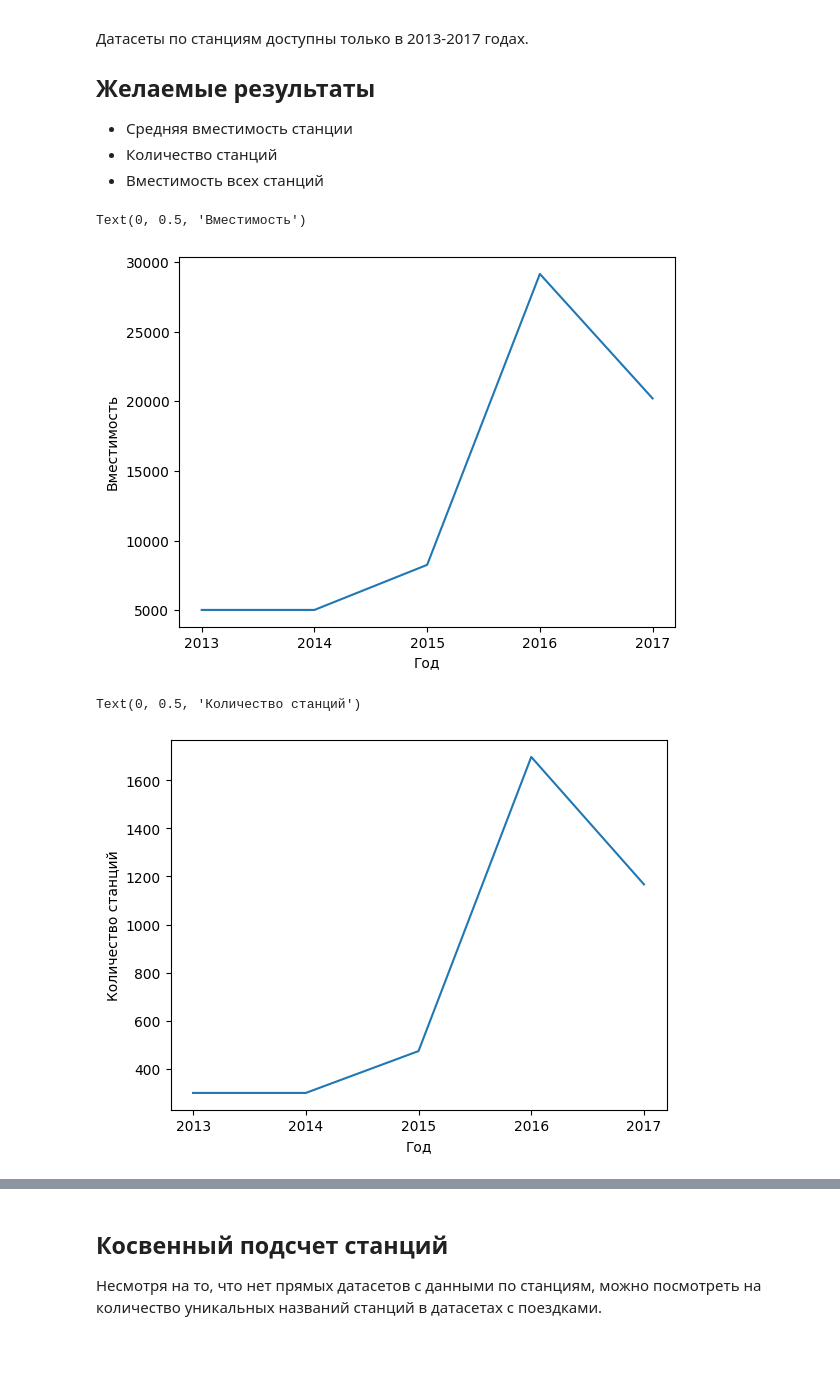
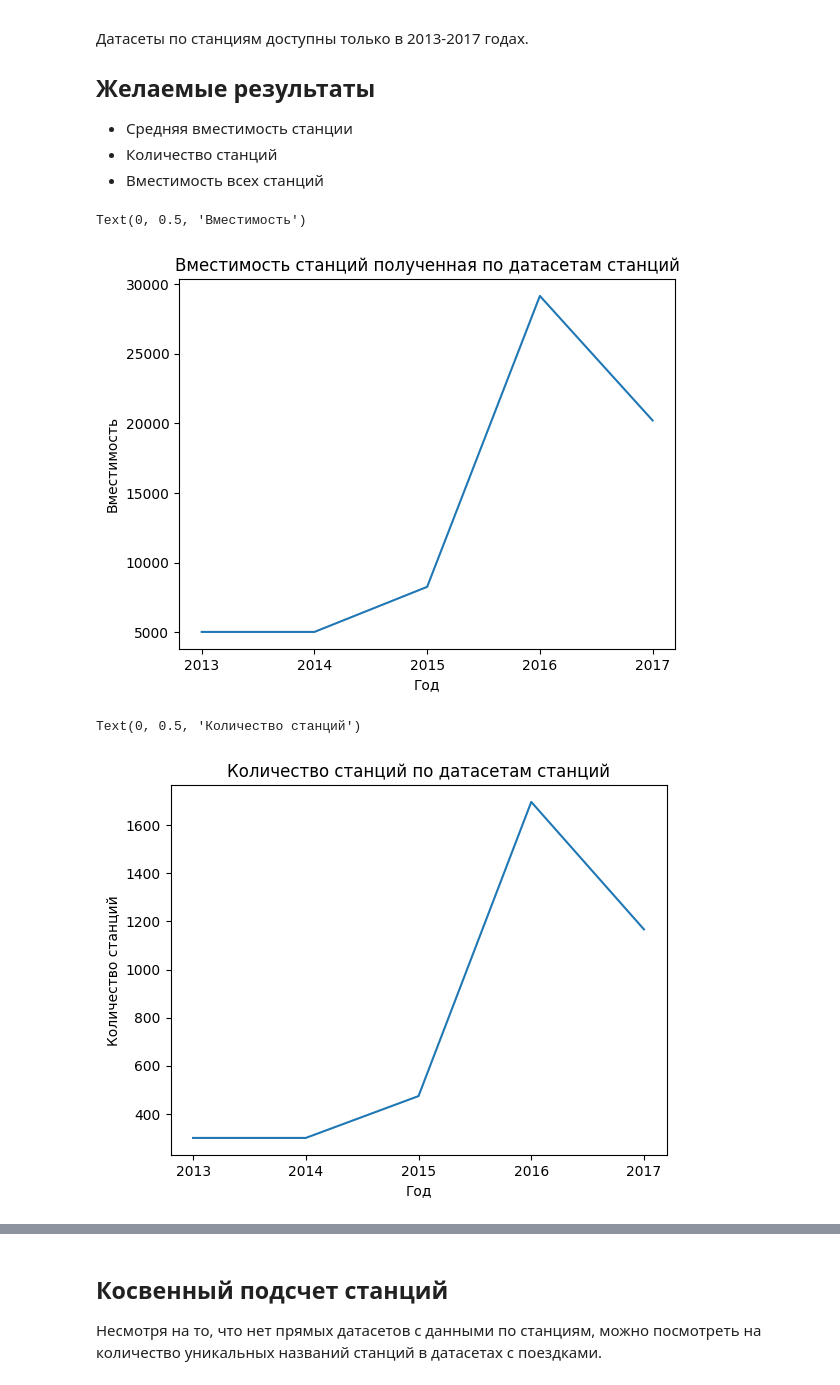
Before and after one commit to kapibarr/big-data-project, a Jupyter notebook: stations_statistic.ipynb, the cells around one changed output, grey strips where cells are left out. Saved outputs shown, nothing was run; the diff lists cells and outputs as text; code cells hidden in the pictures; blank space fills up the shorter version.

Commit message:
Added titles for presentation

```diff
--- a/stations_statistic.ipynb
+++ b/stations_statistic.ipynb
@@ -20,19 +20,21 @@ for year in range(2013, 2018):
 # %%
 plt.plot(range(2013, 2018), capacity_list)
 plt.xticks(range(2013, 2018))
+plt.title("Вместимость станций полученная по датасетам станций")
 plt.xlabel("Год")
 plt.ylabel("Вместимость")
 # %% [output]
 Text(0, 0.5, 'Вместимость')
-[figure, old version]
+[figure, new version]
 # %%
 plt.plot(range(2013, 2018), amount_of_stations)
 plt.xticks(range(2013, 2018))
+plt.title("Количество станций по датасетам станций")
 plt.xlabel("Год")
 plt.ylabel("Количество станций")
 # %% [output]
 Text(0, 0.5, 'Количество станций')
-[figure, old version]
+[figure, new version]
 # %%
 average_capacity_per_station = [
     round(capacity_list[i] / amount_of_stations[i], 2)
```
Also changed, not shown: parts of 2 cells of this notebook, 1 other file.
